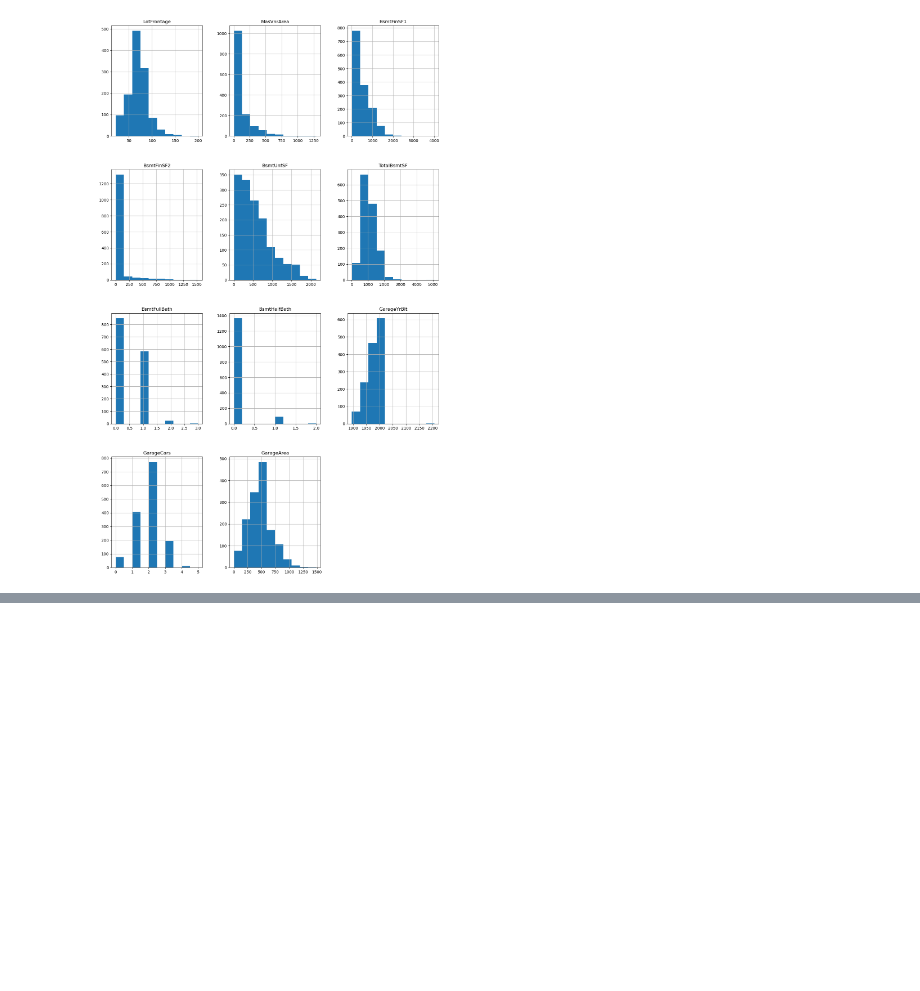
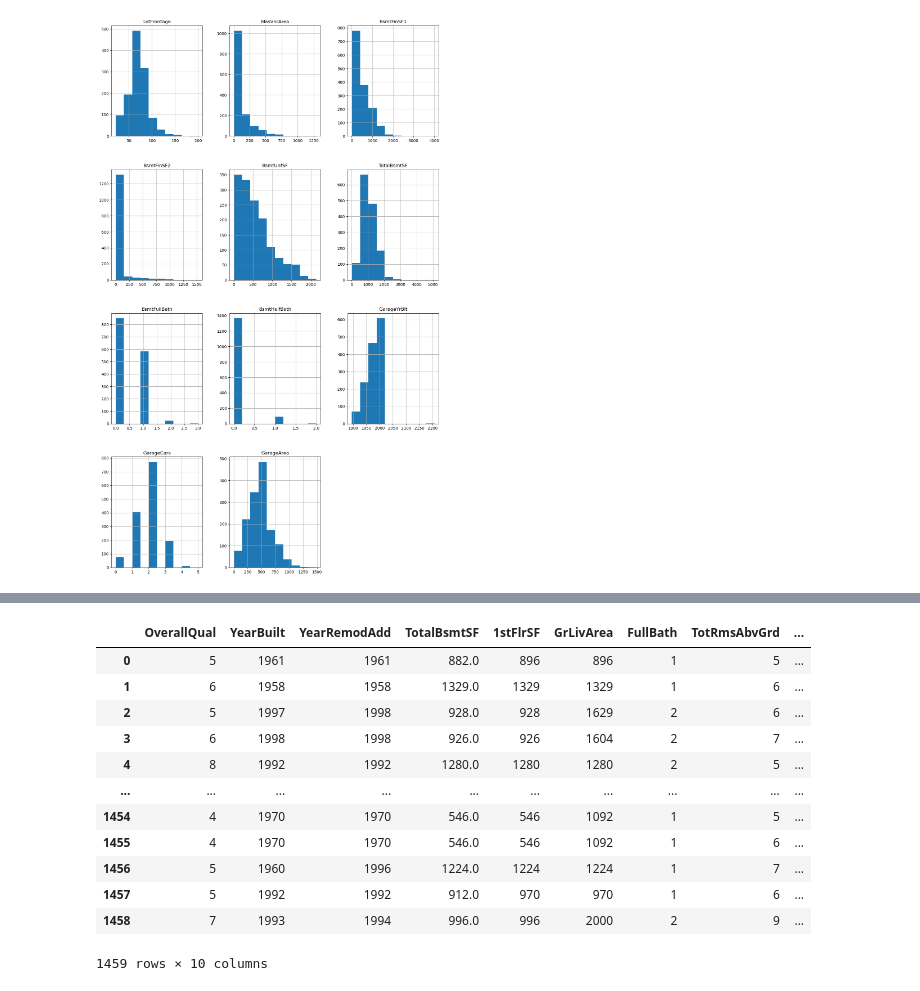
Before and after one commit to Khey17/100-Days-Of-ML-Code, a Jupyter notebook: House-Price/house-price-model.ipynb, the cells around one changed output, grey strips where cells are left out. Saved outputs shown, nothing was run; the diff lists cells and outputs as text; code cells hidden in the pictures; blank space fills up the shorter version.

```diff
--- a/House-Price/house-price-model.ipynb
+++ b/House-Price/house-price-model.ipynb
@@ -148,12 +131,12 @@ def scale(df, col):
 fill_col_values = []
 fill_cols = []
 for i in range(len(NaN_dict)):
-    if NaN_dict[i] > 30:
+    if NaN_dict[i] > 50:
         drop_col(df, NaN[i])
 
     else:
         fill_col_values.append(NaN_dict[i])
         fill_cols.append(NaN[i])
 
-fill_cols
+len(fill_cols)
 # %% [output]
@@ -176,7 +146,7 @@ obj_cols = []
 num_cols = []
 
 for i in fill_cols:
-    if isinstance(df[i][0], float):
+    if df[i].dtype == 'float64':
         num_cols.append(i)
     else:
         obj_cols.append(i)  # Only two type of dtypes are present from the above list float & obj
@@ -296,3 +267,11 @@ len(object_ft), len(num_ft)
 
 # # Concatenate the one-hot-encoded and numerical dataframes
 # df = pd.concat([df_obj, df_num], axis=1)
+# %%
+# Finding correlation() between the features
+corr = df.corr()
+
+# After referring some Kaggle notebooks, Internet, and Blogs on correlation, 0.5 - 0.7 correlation value implies features are moderately correlated and >0.7 implies highly correlated
+high_corr_ft = corr.index[abs(corr['SalePrice']) >= 0.50]
+print(f'Highly correlated features:\n {high_corr_ft}\n')
+print(f'No. of correlated features: {len(high_corr_ft)}')
@@ -499,0 +518,6 @@ Index(['WD', 'New', 'COD', 'ConLD', 'CWD', 'Oth', 'ConLI', 'Con', 'ConLw'], dtyp
+# %%
+test = pd.get_dummies(test, drop_first=True)
+test.head()
+# test = test.drop(columns=obj_col)
+# test = pd.concat([test, dummies], axis=1)
+# test.head()
@@ -499,0 +532,19 @@ Index(['WD', 'New', 'COD', 'ConLD', 'CWD', 'Oth', 'ConLI', 'Con', 'ConLw'], dtyp
+# %%
+high_corr_test = list(high_corr_ft)
+high_corr_test.remove('SalePrice')
+tst = test[high_corr_test]
+tst
+# %% [output]
+|  | OverallQual | YearBuilt | YearRemodAdd | TotalBsmtSF | 1stFlrSF | GrLivArea | FullBath | TotRmsAbvGrd | ... |
+| 0 | 5 | 1961 | 1961 | 882.0 | 896 | 896 | 1 | 5 | ... |
+| 1 | 6 | 1958 | 1958 | 1329.0 | 1329 | 1329 | 1 | 6 | ... |
+| 2 | 5 | 1997 | 1998 | 928.0 | 928 | 1629 | 2 | 6 | ... |
+| 3 | 6 | 1998 | 1998 | 926.0 | 926 | 1604 | 2 | 7 | ... |
+| 4 | 8 | 1992 | 1992 | 1280.0 | 1280 | 1280 | 2 | 5 | ... |
+| ... | ... | ... | ... | ... | ... | ... | ... | ... | ... |
+| 1454 | 4 | 1970 | 1970 | 546.0 | 546 | 1092 | 1 | 5 | ... |
+| 1455 | 4 | 1970 | 1970 | 546.0 | 546 | 1092 | 1 | 6 | ... |
+| 1456 | 5 | 1960 | 1996 | 1224.0 | 1224 | 1224 | 1 | 7 | ... |
+| 1457 | 5 | 1992 | 1992 | 912.0 | 970 | 970 | 1 | 6 | ... |
+| 1458 | 7 | 1993 | 1994 | 996.0 | 996 | 2000 | 2 | 9 | ... |
+1459 rows × 10 columns
```
Also changed, not shown: parts of 32 cells of this notebook.
